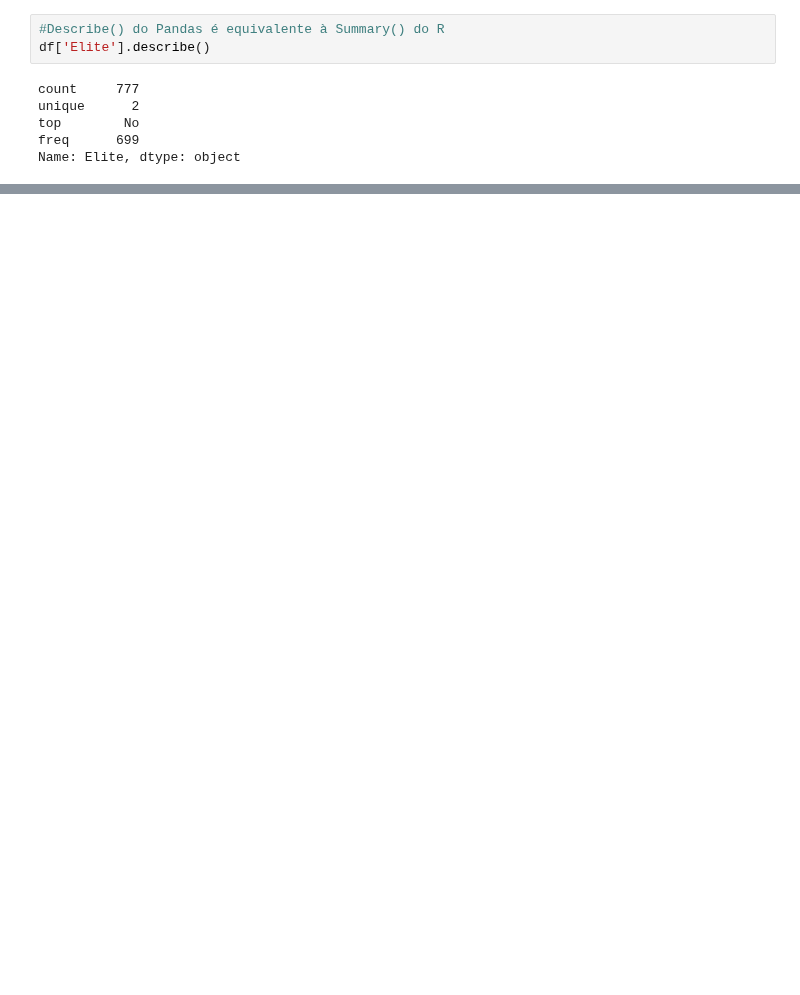
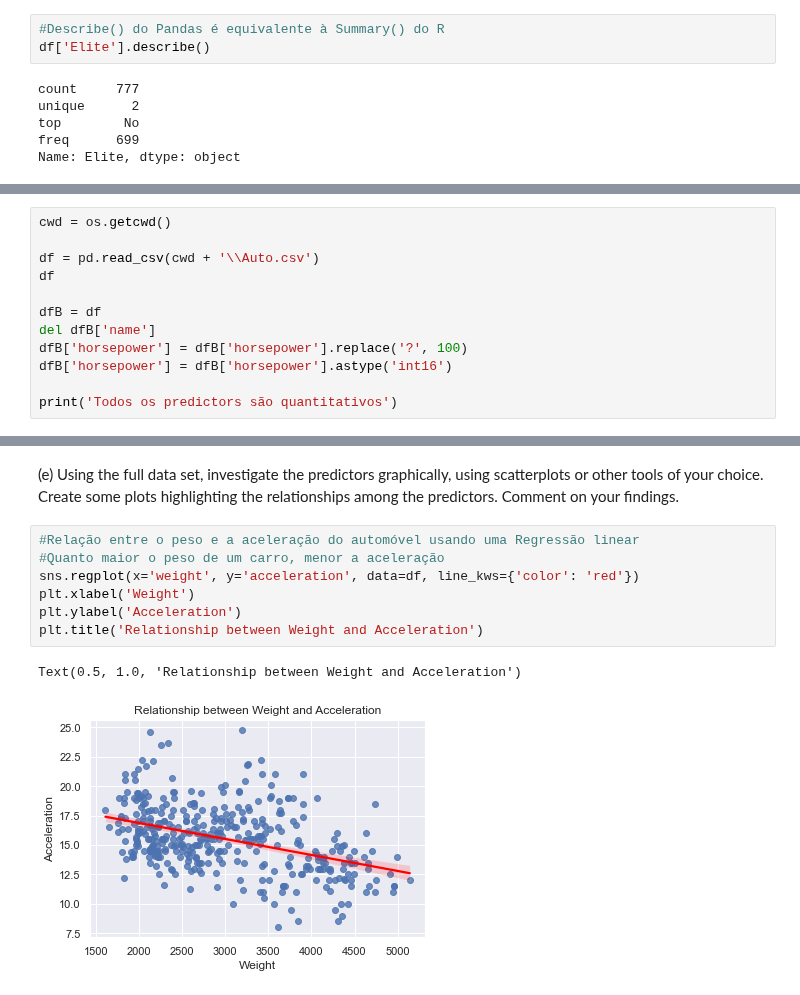
Before and after one commit to josinovmota/Defeating-An-introduction-to-statistical-learning, a Jupyter notebook: Exercises/2.4 Exercises/main.ipynb, the cells around one changed output, grey strips where cells are left out. Saved outputs shown, nothing was run; the diff lists cells and outputs as text; blank space fills up the shorter version.

```diff
--- a/Exercises/2.4 Exercises/main.ipynb
+++ b/Exercises/2.4 Exercises/main.ipynb
@@ -322,0 +334,12 @@ Text(0.5, 1.0, 'Grad.Rate')
+# %%
+cwd = os.getcwd()
+
+df = pd.read_csv(cwd + '\\Auto.csv')
+df
+
+dfB = df
+del dfB['name']
+dfB['horsepower'] = dfB['horsepower'].replace('?', 100)
+dfB['horsepower'] = dfB['horsepower'].astype('int16')
+
+print('Todos os predictors são quantitativos')
@@ -322,0 +418,15 @@ Text(0.5, 1.0, 'Grad.Rate')
+# %% [markdown]
+(e) Using the full data set, investigate the predictors graphically,
+using scatterplots or other tools of your choice. Create some plots
+highlighting the relationships among the predictors. Comment
+on your findings.
+# %%
+#Relação entre o peso e a aceleração do automóvel usando uma Regressão linear
+#Quanto maior o peso de um carro, menor a aceleração
+sns.regplot(x='weight', y='acceleration', data=df, line_kws={'color': 'red'})
+plt.xlabel('Weight')
+plt.ylabel('Acceleration')
+plt.title('Relationship between Weight and Acceleration')
+# %% [output]
+Text(0.5, 1.0, 'Relationship between Weight and Acceleration')
+[figure, added]
```
Also changed, not shown: parts of 17 cells of this notebook, 1 other file.
